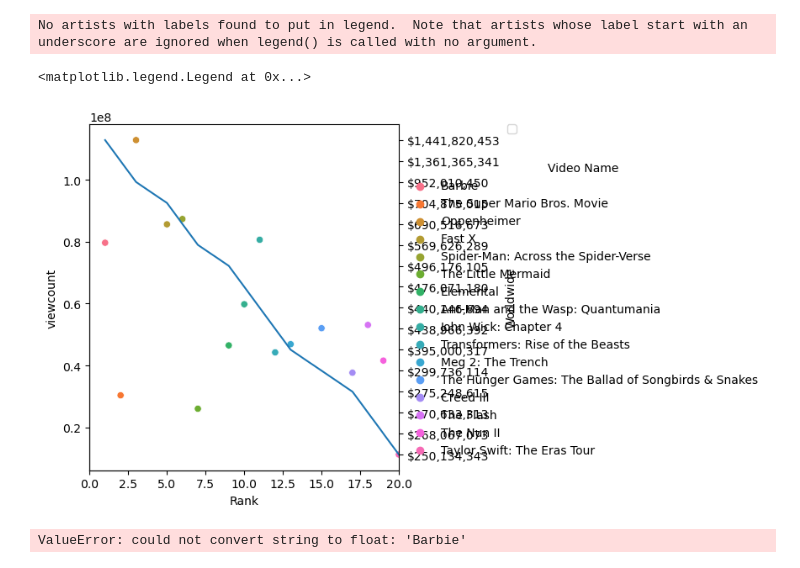
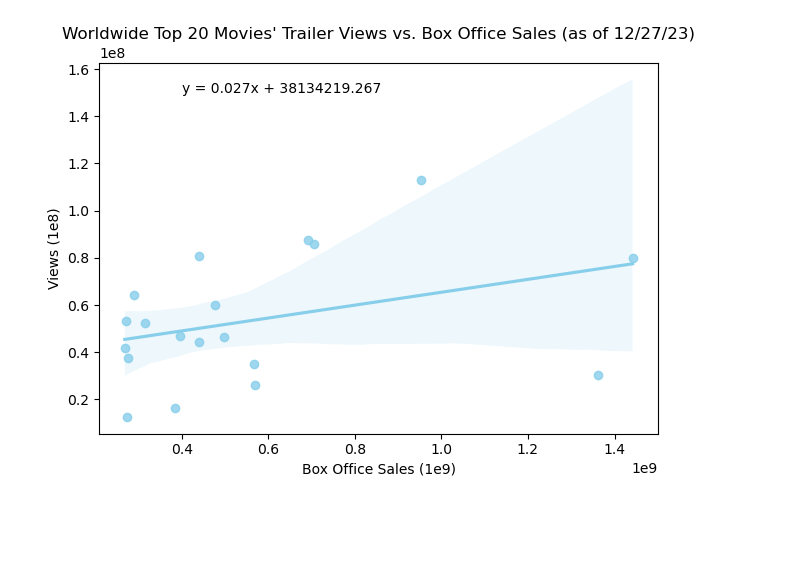
Before and after one commit to wingtungl/movie_data_project, a Jupyter notebook: movie_data_visualization.ipynb, the cells around one changed output. Drawn from its saved outputs; the diff is of its cells as text; code cells hidden in the pictures; blank space fills up the shorter version.

```diff
--- a/movie_data_visualization.ipynb
+++ b/movie_data_visualization.ipynb
@@ -28,19 +50,16 @@ plt.xlim(0,20)
+# %%
+g5 = sns.regplot(data = movie_trailer_data, x= 'Worldwide', y='viewcount',color='skyblue')
+slope, intercept, r, p, sterr = scipy.stats.linregress(x=g5.get_lines()[0].get_xdata(),
+                                                       y=g5.get_lines()[0].get_ydata())
+g5.set(title= "Worldwide Top 20 Movies' Trailer Views vs. Box Office Sales (as of 12/27/23)",
+       xlabel='Box Office Sales (1e9)',ylabel='Views (1e8)')
+plt.text(400000000, 150000000, 'y = ' + str(round(slope,3)) + 'x' + ' + ' +str(round(intercept,3)))
+plt.tight_layout()
+# %% [output]
+[figure, added]
 # %%
-sns.relplot(data = movie_trailer_data, x= 'Rank', y='viewcount', kind="scatter", hue='Video Name')
-ax2 = plt.twinx()
-sns.lineplot(data = movie_trailer_data, x= 'Rank', y='Worldwide')
-plt.xlim(0,20)
-plt.legend(bbox_to_anchor=(1.35, 1), loc='upper left', borderaxespad=0., ncol=1)
+# sns.relplot(data = movie_trailer_data, x= 'Rank', y='viewcount', kind="scatter", hue='Video Name')
+# ax2 = plt.twinx()
+# sns.lineplot(data = movie_trailer_data, x= 'Rank', y='Worldwide')
+# plt.xlim(0,20)
+# plt.legend(bbox_to_anchor=(1.35, 1), loc='upper left', borderaxespad=0., ncol=1)
-# %% [output]
-No artists with labels found to put in legend.  Note that artists whose label start with an underscore are ignored when legend() is called with no argument.
-<matplotlib.legend.Legend at 0x...>
-[figure, removed]
-# %%
-corr_mat = movie_trailer_data.corr().stack().reset_index(name="correlation")
-g = sns.relplot(
-    data=corr_mat,
-    x='Worldwide', y='viewcount', hue="correlation", size="correlation",
-    palette="vlag", hue_norm=(-1, 1), edgecolor=".7",
-    height=10, sizes=(50, 250), size_norm=(-.2, .8))
-# %% [output]
-ValueError: could not convert string to float: 'Barbie'
```
Also changed, not shown: parts of 5 cells of this notebook, 7 other files.
